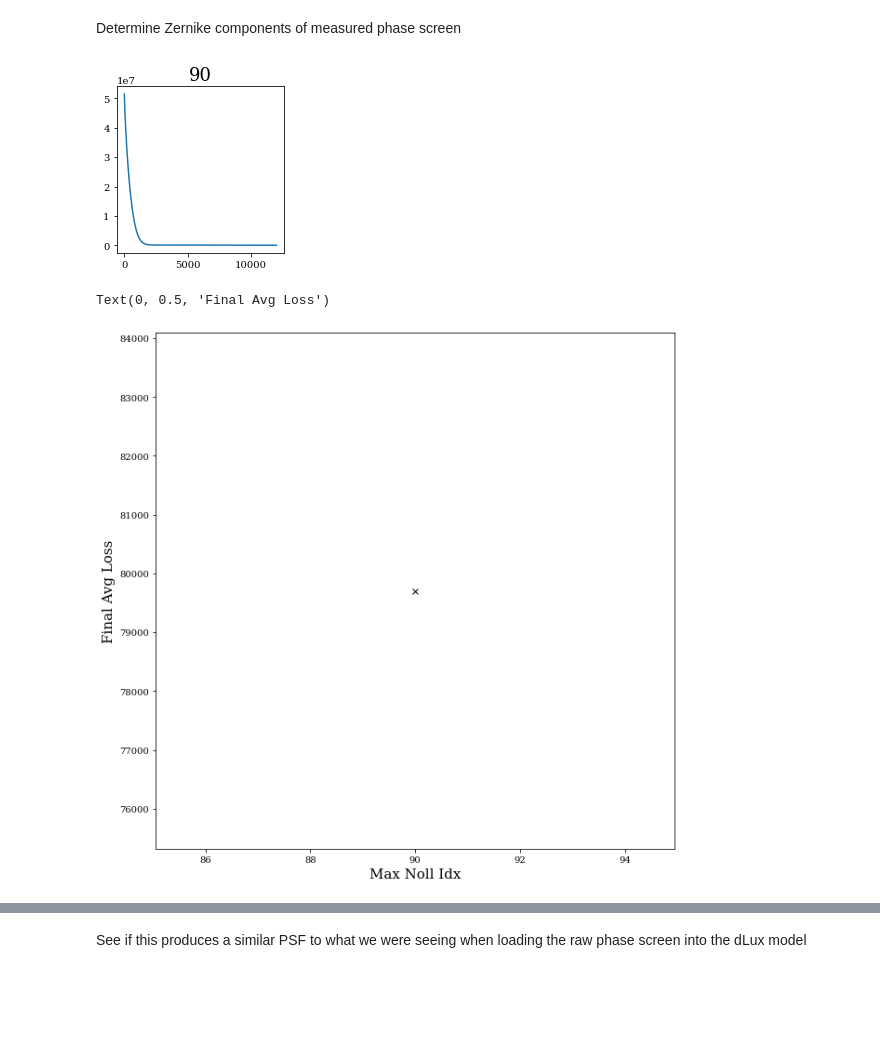
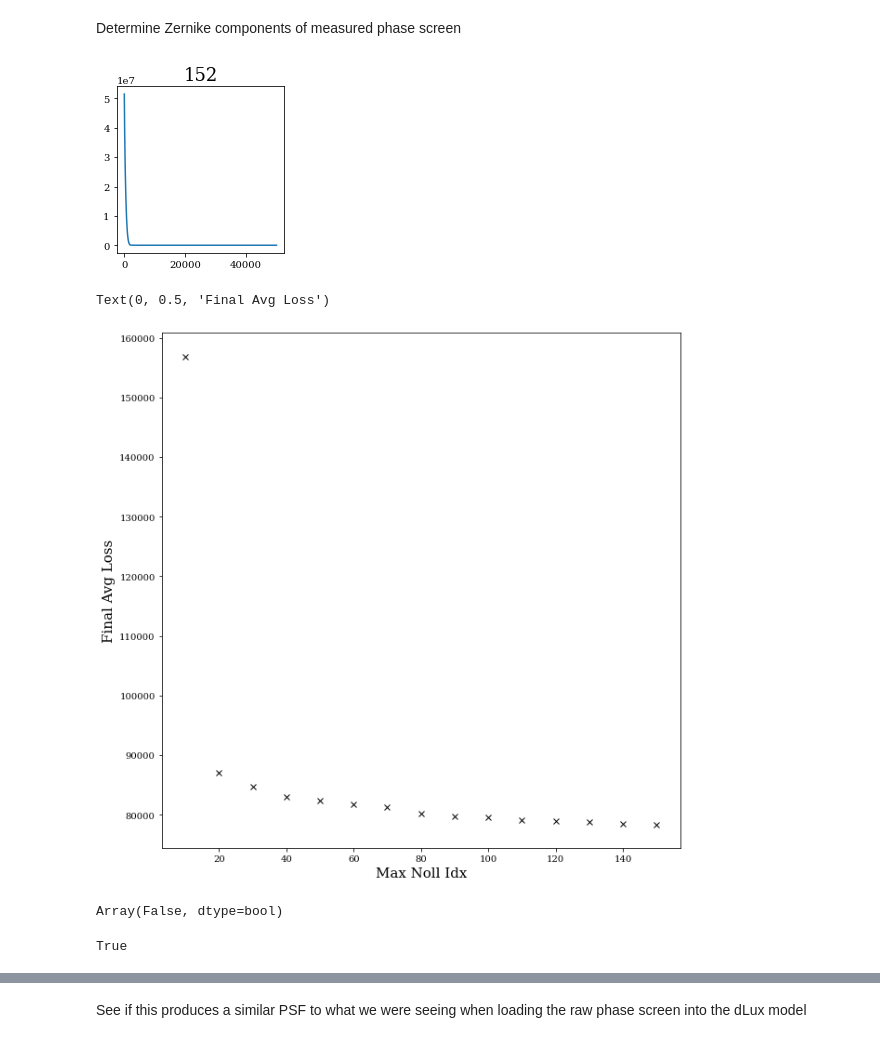
Before and after one commit to TolimanSpace/toliman_dp_design_testing, a Jupyter notebook: Gluing_Characterisation.ipynb, the cells around one changed output, grey strips where cells are left out. Cells and saved outputs as stored; diff of their text form; code cells hidden in the pictures; blank space fills up the shorter version.

```diff
--- a/Gluing_Characterisation.ipynb
+++ b/Gluing_Characterisation.ipynb
@@ -548,16 +548,6 @@ bckgnds = jnp.asarray([np.mean(np.flip(np.load(data_dir+bckgnd_fname)),axis=0) f
 epochs = [
     5000, 5000,5000,5000,
 ]
-# %%
-@zdx.filter_jit
-@zdx.filter_value_and_grad(params)
-def loss_fn_diff2(model, data):
-
-    simu_psf = model.model()
-
-    loss = ((data-simu_psf)**2).sum()
-
-    return loss
 # %% [markdown]
 Optimising on both spider orientations simultaneously
 # %%
@@ -1847,40 +1837,56 @@ def loss_fn_diff2_layer(layer, data):
     return loss
 # %%
 avg_loss = []
-max_noll_idx =  [90]#[10,20,30,40,50,60,80,90,100,120,150]
+max_noll_idx = [152] # np.arange(10,150,10) # only goes up to noll idx 153 for some reason b4 returning NaNs
 for i in max_noll_idx:
     zernike_indicies = jnp.arange(1,i+1)
     coeffs = jnp.zeros(zernike_indicies.shape)
     basis = dlu.zernike_basis(js=zernike_indicies, coordinates=coords, diameter=aperture_diameter)
     dummy_layer = dl.layers.BasisOptic(basis=basis, coefficients=coeffs)
     optim, opt_state = zdx.get_optimiser(dummy_layer, "coefficients", optax.adam(1e-2))
 
-    progress_bar = tqdm(range(12000), desc='Loss: ') #10k should be enough to converge
+    progress_bar = tqdm(range(50000), desc='Loss: ')
 
     # Run optimisation loop
+    sum_grads = 8000
     net_losses, Coeffs= [],[]
     for j in progress_bar:
+    # k = 0
+    # while sum_grads > 7100:
         loss, grads = loss_fn_diff2_layer(layer=dummy_layer, data=resized_masked_phase_screen)
         updates, opt_state = optim.update(grads, opt_state)
         dummy_layer = zdx.apply_updates(dummy_layer, updates)
 
         net_losses.append(loss)
         Coeffs.append(dummy_layer.coefficients)
 
         progress_bar.set_postfix({'Loss ': loss})
 
+        # if len(net_losses) > 500:
+        # #     sum_grads = np.abs(np.diff(np.asarray(net_losses[-500:])).std())
+        #     sum_grads = np.abs(grads.coefficients).sum()
+        # k += 1
+
     plt.figure(figsize=(3,3))
     plt.plot(np.asarray(net_losses))
     plt.title(str(i))
 
     # take avg of last 500 loss measurements
     avg_loss.append(np.mean(np.asarray(net_losses[len(net_losses)-500:])))
 # %% [output]
-[figure, old version]
+[figure, new version]
 # %%
 plt.plot(max_noll_idx, avg_loss, 'kx')
 plt.xlabel("Max Noll Idx")
 plt.ylabel("Final Avg Loss")
 # %% [output]
 Text(0, 0.5, 'Final Avg Loss')
-[figure, old version]
+[figure, new version]
+# %%
+t[0,0]
+# %% [output]
+Array(False, dtype=bool)
+# %%
+t[0,0] is not False
+# %% [output]
+True
```
Also changed, not shown: parts of 3 cells of this notebook.
